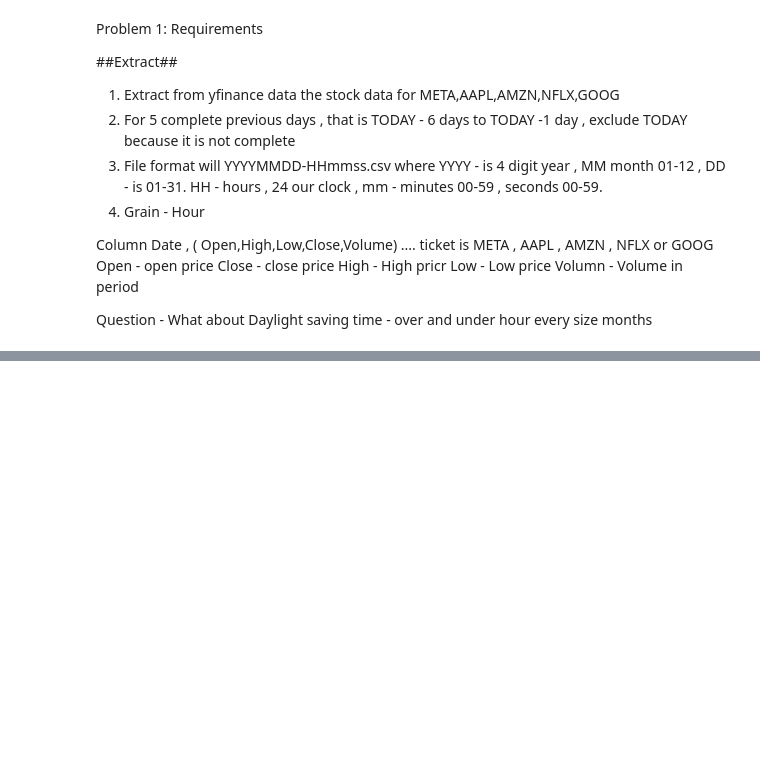
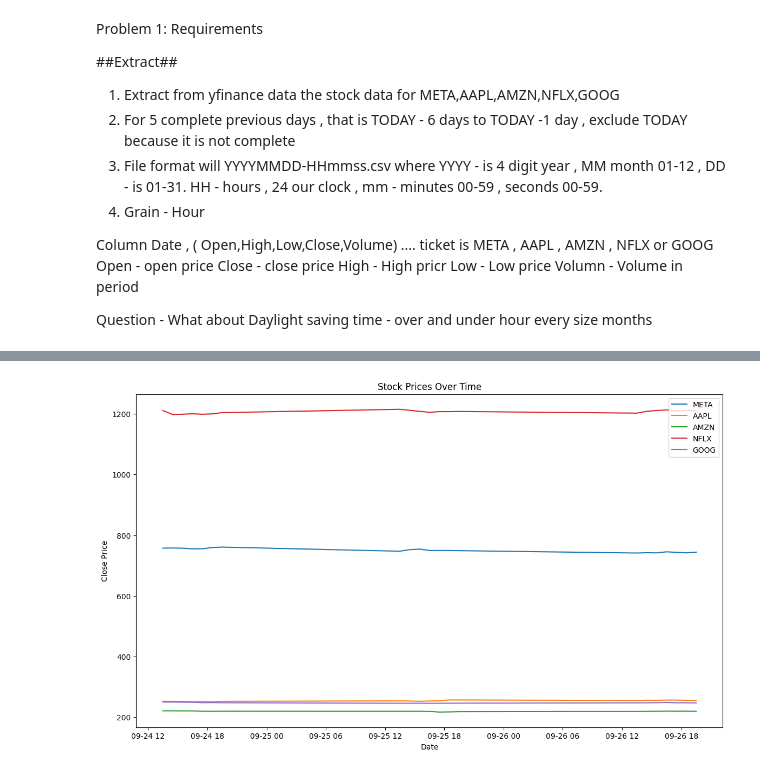
Before and after one commit to clydewatts1/PFDA_computer_architecture, a Jupyter notebook: problems.ipynb, the cells around one changed output, grey strips where cells are left out. Saved outputs shown, nothing was run; the diff lists cells and outputs as text; code cells hidden in the pictures; blank space fills up the shorter version.

Commit message:
Investigate basic loading csv into pandas , looking at index and pandas

```diff
--- a/problems.ipynb
+++ b/problems.ipynb
@@ -95,0 +114,14 @@ df = get_data(tickers=tickers)
+# %%
+file_list = glob.glob('./data/20[0-9][0-9][0-1][0-9][0-3][0-9]_[0-9][0-9][0-9][0-9][0-9][0-9].csv')
+# find the max file based on the date in the filename
+file_list.sort()
+# check if the file list is not empty
+if not file_list:
+    raise FileNotFoundError("No data files found in the data directory.")
+latest_file = file_list[-1]
+# load the lastest file into pandas dataframe
+df_latest = pd.read_csv(latest_file, header=[0,1], index_col=0, parse_dates=True)
+print(df_latest.info())
+print(df_latest.columns.levels[0])
+print(df_latest.columns.levels[1])
+print(df_latest.index)
@@ -95,0 +146,13 @@ df = get_data(tickers=tickers)
+# %%
+
+plt.figure(figsize=(14, 8))
+for ticker in tickers:
+    plt.plot(df_latest.index, df_latest[(ticker, 'Close')], label=ticker)
+plt.xlabel('Date')
+plt.ylabel('Close Price')
+plt.title('Stock Prices Over Time')
+plt.legend()
+plt.show()
+#plt.savefig(f"./plots/{datetime.now().strftime('%Y%m%d-%H%M%S')}.png")
+# %% [output]
+[figure, added]
```
Also changed, not shown: parts of 7 cells of this notebook, 2 other files.
